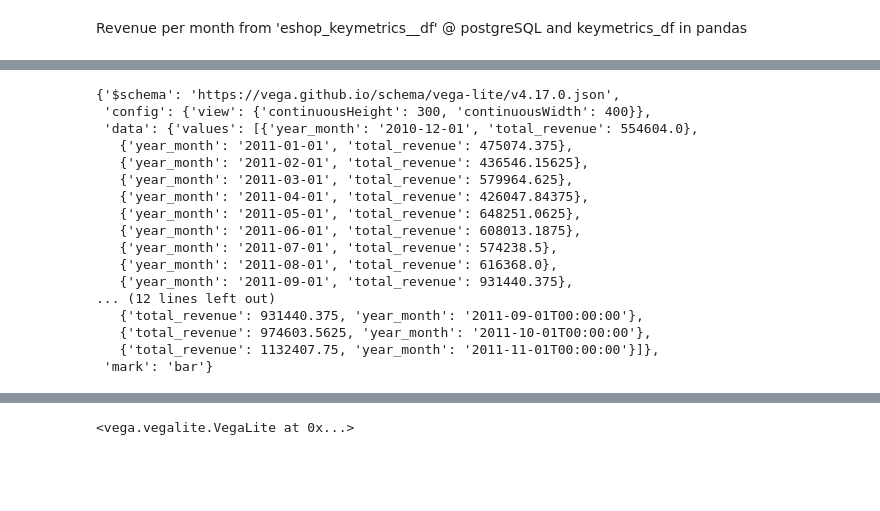
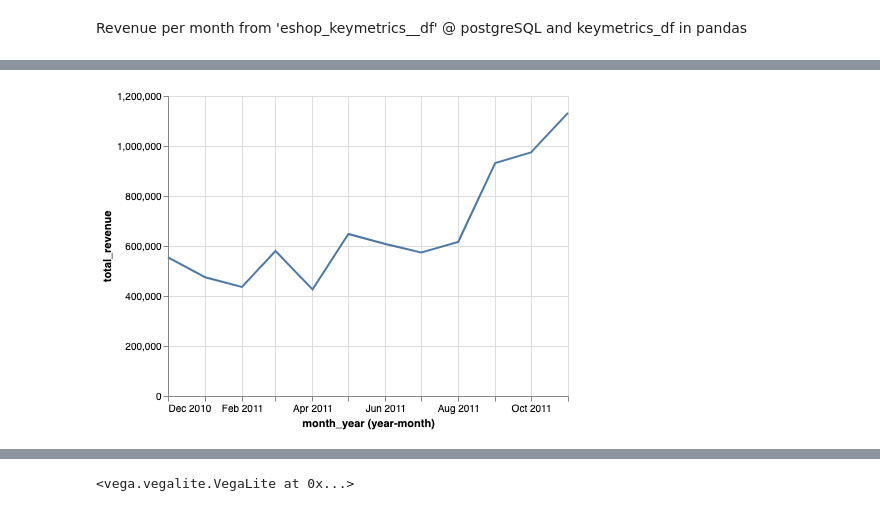
Before and after one commit to paulina-marron/Basis, a Jupyter notebook: ecommerce_analysis.ipynb, the cells around one changed output, grey strips where cells are left out. Saved outputs shown, nothing was run; the diff lists cells and outputs as text; code cells hidden in the pictures; blank space fills up the shorter version.

Commit message:
testing graphs

```diff
--- a/ecommerce_analysis.ipynb
+++ b/ecommerce_analysis.ipynb
@@ -505,20 +468,6 @@ print(json.dumps(parsed, indent=4, sort_keys=True))
-# %%
-parsed
-# %% [output]
-{'$schema': 'https://vega.github.io/schema/vega-lite/v4.17.0.json',
- 'config': {'view': {'continuousHeight': 300, 'continuousWidth': 400}},
- 'data': {'values': [{'year_month': '2010-12-01', 'total_revenue': 554604.0},
-   {'year_month': '2011-01-01', 'total_revenue': 475074.375},
-   {'year_month': '2011-02-01', 'total_revenue': 436546.15625},
-   {'year_month': '2011-03-01', 'total_revenue': 579964.625},
-   {'year_month': '2011-04-01', 'total_revenue': 426047.84375},
-   {'year_month': '2011-05-01', 'total_revenue': 648251.0625},
-   {'year_month': '2011-06-01', 'total_revenue': 608013.1875},
-   {'year_month': '2011-07-01', 'total_revenue': 574238.5},
-   {'year_month': '2011-08-01', 'total_revenue': 616368.0},
-   {'year_month': '2011-09-01', 'total_revenue': 931440.375},
-... (12 lines left out)
-   {'total_revenue': 931440.375, 'year_month': '2011-09-01T00:00:00'},
-   {'total_revenue': 974603.5625, 'year_month': '2011-10-01T00:00:00'},
-   {'total_revenue': 1132407.75, 'year_month': '2011-11-01T00:00:00'}]},
- 'mark': 'bar'}
+# %%
+# image does not show on github <but shows in Jupyter and Visual Studio>
+
+Image(filename='monthlyrevenue.png')
+# %% [output]
+[figure, added]
```
Also changed, not shown: parts of 18 cells of this notebook.
